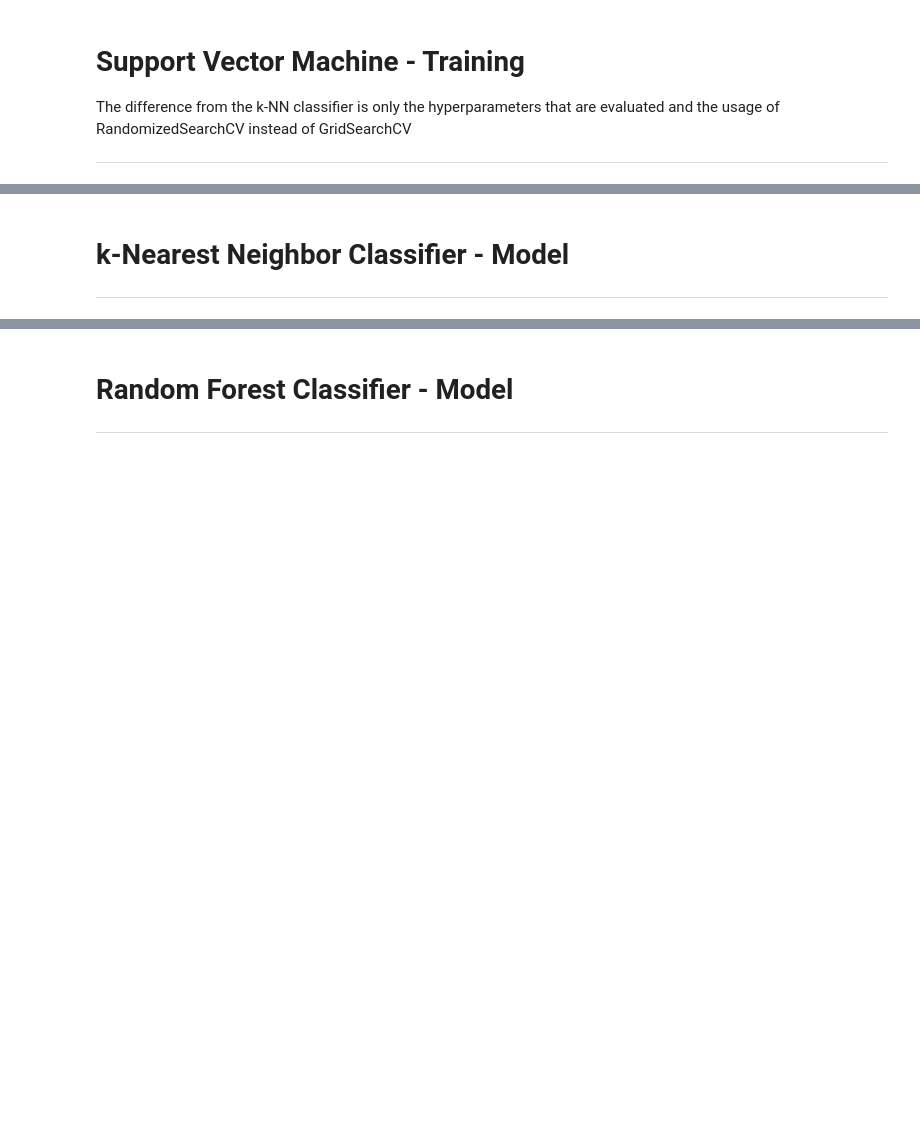
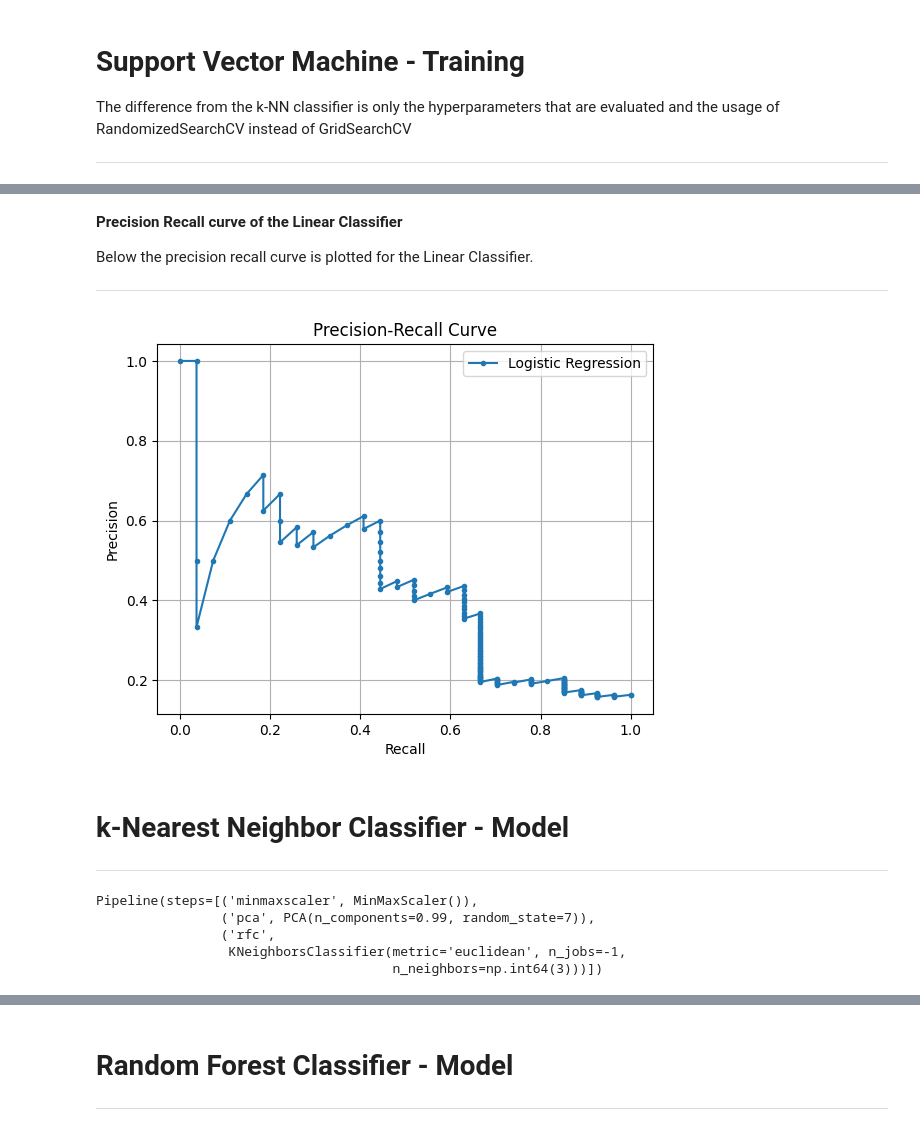
Before and after one commit to Ming842/TM10007_Machine_Learning_Group_4, a Jupyter notebook: final.ipynb, the cells around one changed output, grey strips where cells are left out. Saved outputs shown, nothing was run; the diff lists cells and outputs as text; code cells hidden in the pictures; blank space fills up the shorter version.

```diff
--- a/final.ipynb
+++ b/final.ipynb
@@ -592,0 +690,24 @@ for outer_rand in tqdm(outer, desc='Outer Loop'):
+# %%
+DEMO = True
+
+X_train, X_test, y_train, y_test = train_test_split(x, y, test_size=0.2, random_state=7)
+
+if DEMO:
+  KNN_metrics = pd.read_csv('pre_trained_data/KNN_Final.csv', index_col=0)
+  RF_metrics = pd.read_csv('pre_trained_data/RF_Final.csv', index_col=0)
+  SVM_metrics = pd.read_csv('pre_trained_data/SVM_Final.csv', index_col=0)
+
+else:
+  KNN_metrics = pd.read_csv('KNN_best_hyperparameters.csv', index_col=0)
+  RF_metrics = pd.read_csv('RF_best_hyperparameters.csv', index_col=0)
+  SVM_metrics = pd.read_csv('SVM_best_hyperparameters.csv', index_col=0)
+
+
+
+KNN_parameters= ['knn__algorithm', 'knn__metric', 'knn__n_neighbors', 'knn__weights']
+RF_parameters = ['n_estimators', 'min_samples_split', 'min_samples_leaf', 'max_samples', 'max_depth', 'bootstrap']
+SVM_parameters= ['svc__C','svc__gamma','svc__shrinking','svc__tol']
+
+KNN_mode_values = get_mode_parameters(KNN_metrics, KNN_parameters)
+RF_mode_values = get_mode_parameters(RF_metrics, RF_parameters)
+SVM_mode_values = get_mode_parameters(SVM_metrics, SVM_parameters)
@@ -636,3 +781,27 @@ print(f"AUC: {auc}")
+# %% [markdown]
+**Precision Recall curve of the Linear Classifier**
+
+Below the precision recall curve is plotted for the Linear Classifier.
+
+---
+# %%
+# Get the predicted probabilities for the positive class
+y_pred_proba = pipeline_lc.predict_proba(X_test)[:, 1]
+
+# Calculate precision and recall
+precision, recall, _ = precision_recall_curve(y_test, y_pred_proba)
+
+# Plot the precision-recall curve
+plt.figure()
+plt.plot(recall, precision, marker='.', label='Logistic Regression')
+plt.title('Precision-Recall Curve')
+plt.xlabel('Recall')
+plt.ylabel('Precision')
+plt.legend()
+plt.grid()
+plt.show()
+# %% [output]
+[figure, added]
 # %% [markdown]
 # k-Nearest Neighbor Classifier - Model
 
@@ -687,0 +810,21 @@ plt.show()
+# %%
+parameters = {
+    'algorithm': KNN_mode_values['knn__algorithm'],
+    'metric': KNN_mode_values['knn__metric'],
+    'n_neighbors': KNN_mode_values['knn__n_neighbors'],
+    'weights': KNN_mode_values['knn__weights'],
+}
+
+pipeline_knn = Pipeline([
+    ('minmaxscaler', MinMaxScaler(feature_range=(0, 1))),
+    ('pca', PCA(n_components=0.99, random_state=7)),
+    ('rfc', KNeighborsClassifier(**parameters, n_jobs=-1))
+])
+
+pipeline_knn.fit(X_test, y_test)
+# %% [output]
+Pipeline(steps=[('minmaxscaler', MinMaxScaler()),
+                ('pca', PCA(n_components=0.99, random_state=7)),
+                ('rfc',
+                 KNeighborsClassifier(metric='euclidean', n_jobs=-1,
+                                      n_neighbors=np.int64(3)))])
```
Also changed, not shown: parts of 36 cells of this notebook.
